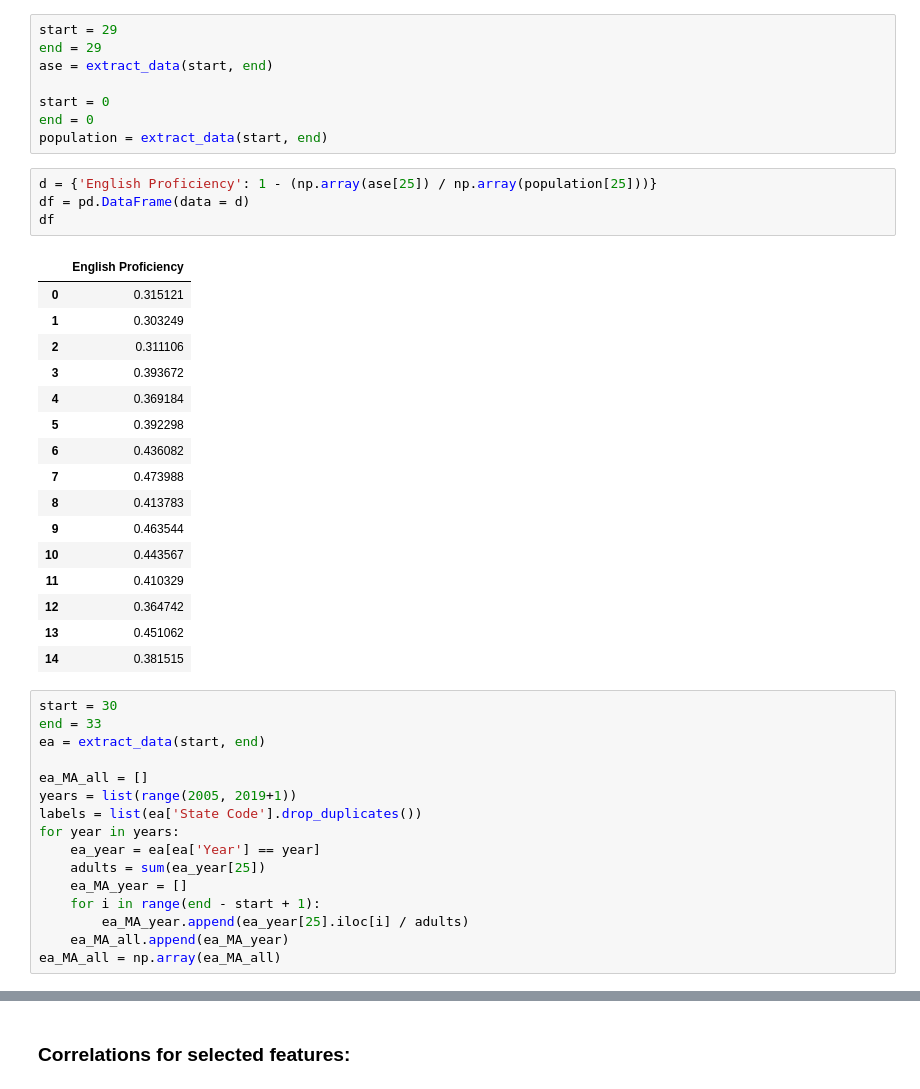
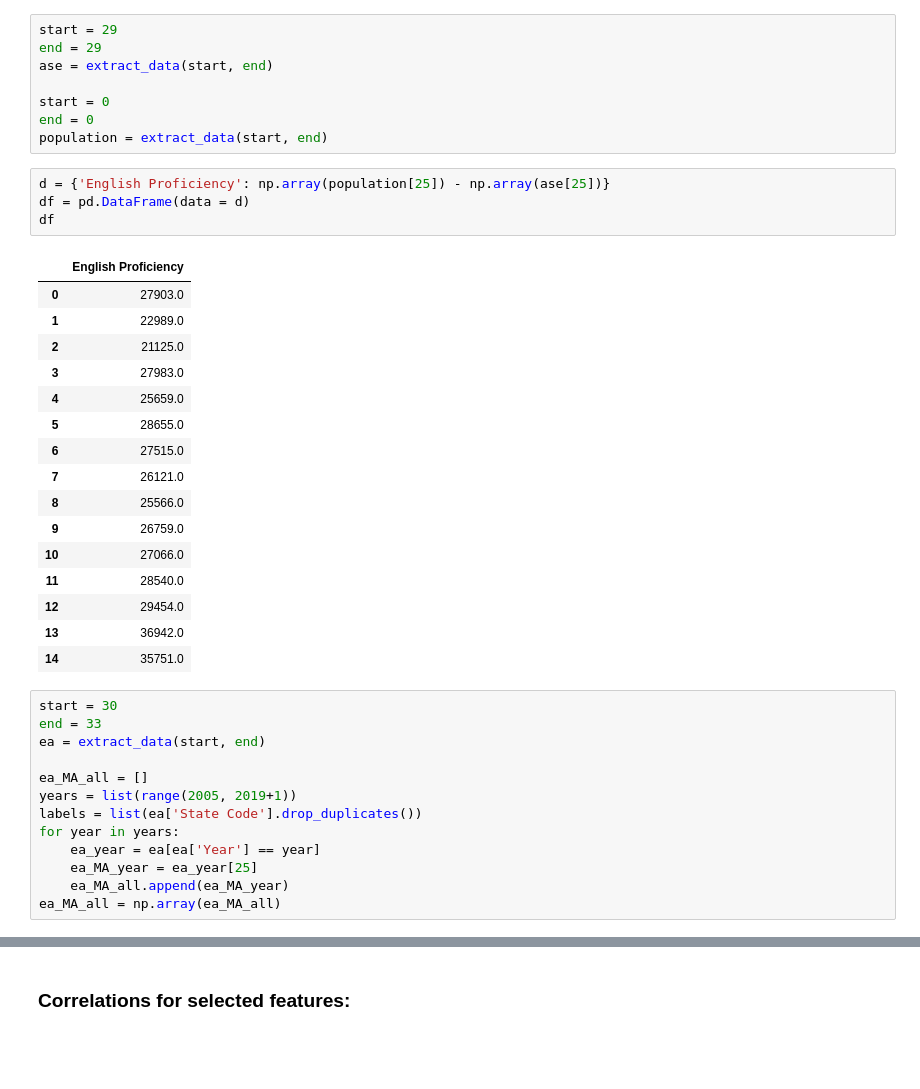
Before and after one commit to BU-Spark/ds-boston-bpda-br-census, a Jupyter notebook: yichuanma95/notebooks/correlations.ipynb, the cells around one changed output, grey strips where cells are left out. Saved outputs shown, nothing was run; the diff lists cells and outputs as text; blank space fills up the shorter version.

```diff
--- a/yichuanma95/notebooks/correlations.ipynb
+++ b/yichuanma95/notebooks/correlations.ipynb
@@ -22,26 +23,26 @@ start = 0
 end = 0
 population = extract_data(start, end)
 # %%
-d = {'English Proficiency': 1 - (np.array(ase[25]) / np.array(population[25]))}
+d = {'English Proficiency': np.array(population[25]) - np.array(ase[25])}
 df = pd.DataFrame(data = d)
 df
 # %% [output]
 |  | English Proficiency |
-| 0 | 0.315121 |
-| 1 | 0.303249 |
-| 2 | 0.311106 |
-| 3 | 0.393672 |
-| 4 | 0.369184 |
-| 5 | 0.392298 |
-| 6 | 0.436082 |
-| 7 | 0.473988 |
-| 8 | 0.413783 |
-| 9 | 0.463544 |
-| 10 | 0.443567 |
-| 11 | 0.410329 |
-| 12 | 0.364742 |
-| 13 | 0.451062 |
-| 14 | 0.381515 |
+| 0 | 27903.0 |
+| 1 | 22989.0 |
+| 2 | 21125.0 |
+| 3 | 27983.0 |
+| 4 | 25659.0 |
+| 5 | 28655.0 |
+| 6 | 27515.0 |
+| 7 | 26121.0 |
+| 8 | 25566.0 |
+| 9 | 26759.0 |
+| 10 | 27066.0 |
+| 11 | 28540.0 |
+| 12 | 29454.0 |
+| 13 | 36942.0 |
+| 14 | 35751.0 |
 # %%
 start = 30
 end = 33
@@ -52,10 +53,7 @@ years = list(range(2005, 2019+1))
 labels = list(ea['State Code'].drop_duplicates())
 for year in years:
     ea_year = ea[ea['Year'] == year]
-    adults = sum(ea_year[25])
-    ea_MA_year = []
-    for i in range(end - start + 1):
-        ea_MA_year.append(ea_year[25].iloc[i] / adults)
+    ea_MA_year = ea_year[25]
     ea_MA_all.append(ea_MA_year)
 ea_MA_all = np.array(ea_MA_all)
 # %%
```
Also changed, not shown: parts of 18 cells of this notebook, 2 other files.
